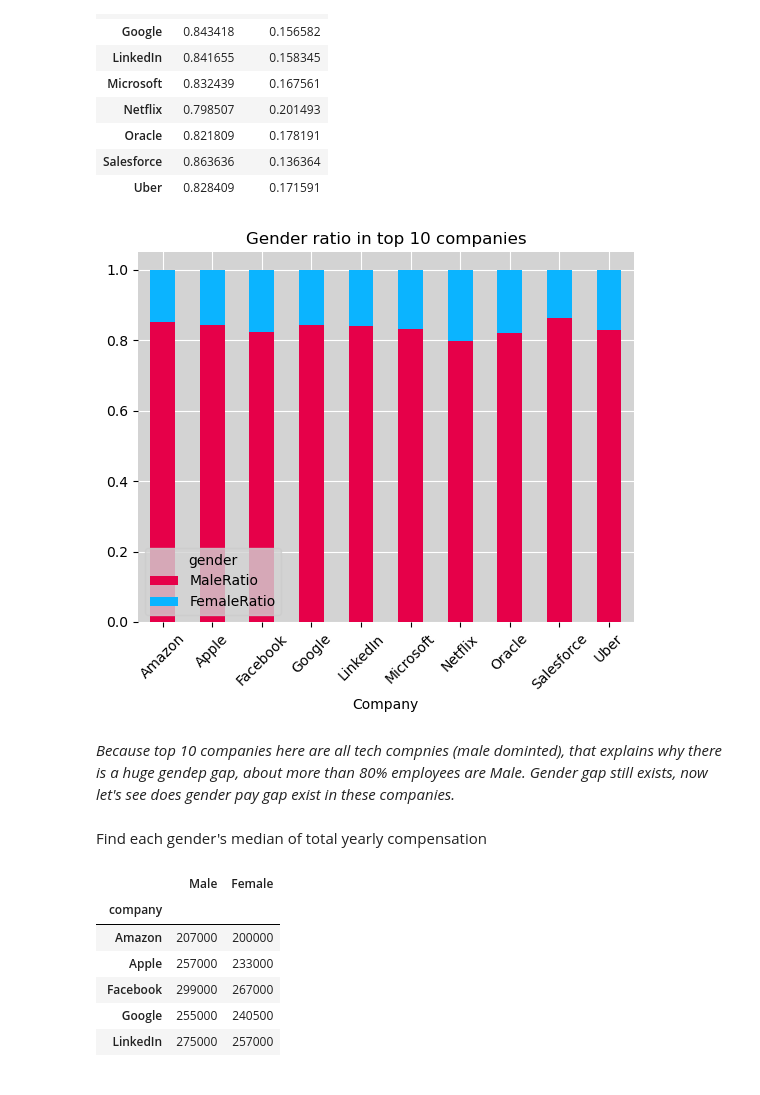
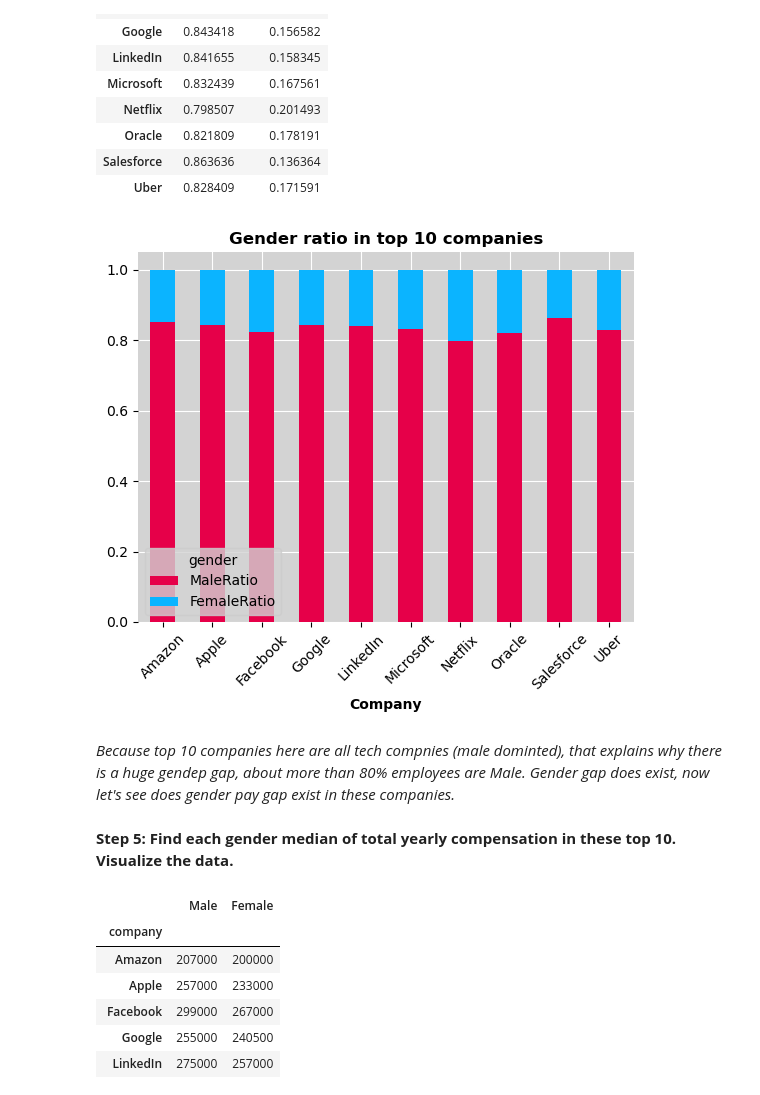
Before and after one commit to hoangvo1902/CSC17104_PROGRAMMING-FOR-DATA-SCIENCE, a Jupyter notebook: Final project_Completed.ipynb, the cells around one changed output. Saved outputs shown, nothing was run; the diff lists cells and outputs as text; code cells hidden in the pictures.

```diff
--- a/Final project_Completed.ipynb
+++ b/Final project_Completed.ipynb
@@ -290,0 +318,2 @@ There are just only total 8 times did not have the score, 12 times did not have
+# %%
+salary_df.drop(index=46988, inplace=True)
@@ -290,0 +422,4 @@ There are just only total 8 times did not have the score, 12 times did not have
+# %%
+salary_df['gender'] = salary_df['gender'].replace(to_replace=["Other", "Title: Senior Software Engineer"], value= np.nan)
+salary_df['gender'] = salary_df['gender'].astype('string')
+salary_df['gender'].unique()
@@ -425,3 +472,0 @@ As you can see, Column Education where has Highshool, Some College only occupy a
-# %%
-salary_df['Education'] = salary_df['Education'].replace(to_replace=["Highschool", "Some College"], value= np.nan)
-salary_df['Education'].unique()
@@ -721,16 +763,16 @@ genderRatio[['MaleRatio', 'FemaleRatio']]
 # %%
 genderRatio[['MaleRatio', 'FemaleRatio']].plot(kind='bar', stacked = True, mark_right=True)
 
-plt.title('Gender ratio in top 10 companies')
-plt.xlabel('Company')
+plt.title('Gender ratio in top 10 companies', fontweight ='bold')
+plt.xlabel('Company', fontweight ='bold')
 plt.xticks(rotation = 45)
 plt.show()
 # %% [output]
-[figure, old version]
+[figure, new version]
 # %% [markdown]
-*Because top 10 companies here are all tech compnies (male dominted), that explains why there is a huge gendep gap, about more than 80% employees are Male. Gender gap still exists, now let's see does gender pay gap exist in these companies.*
+*Because top 10 companies here are all tech compnies (male dominted), that explains why there is a huge gendep gap, about more than 80% employees are Male. Gender gap does exist, now let's see does gender pay gap exist in these companies.*
 # %% [markdown]
-Find each gender's median of total yearly compensation
+**Step 5: Find each gender median of total yearly compensation in these top 10. Visualize the data.**
 # %%
 male = df_company[df_company['gender'] == 'Male']
 maleSalary_median = male.groupby('company')['totalyearlycompensation'].median()
```
Also changed, not shown: parts of 78 cells of this notebook.
